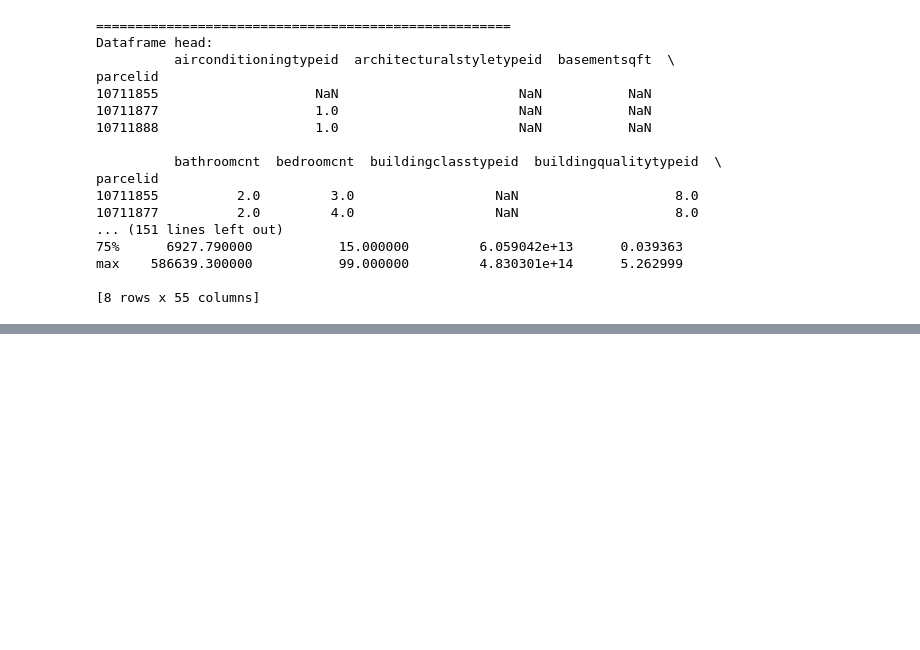
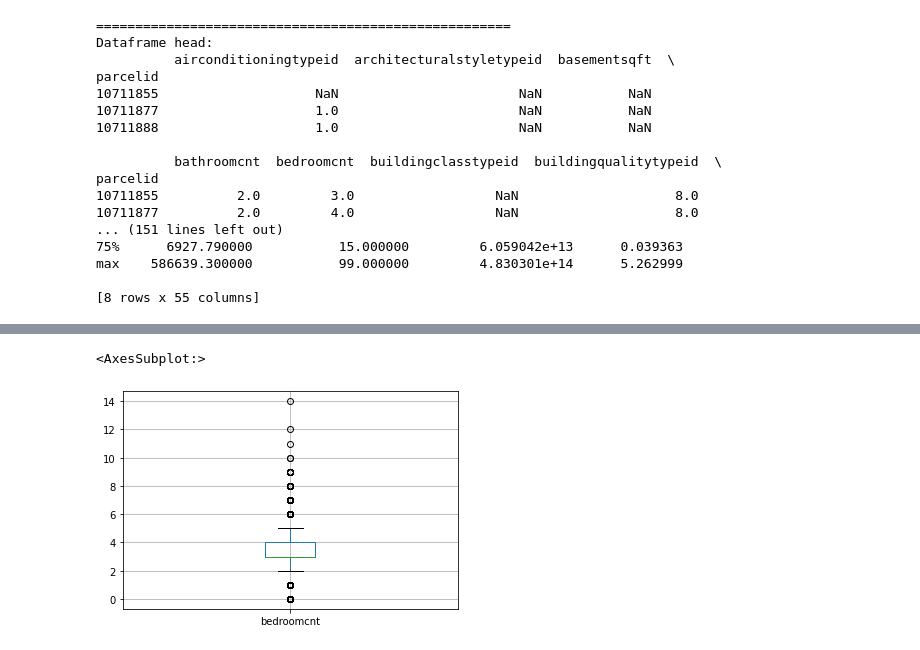
Before and after one commit to ForrestMccrosky/clustering-exercises, a Jupyter notebook: wrangle_zillow.ipynb, the cells around one changed output, grey strips where cells are left out. Drawn from its saved outputs; the diff is of its cells as text; code cells hidden in the pictures; blank space fills up the shorter version.

```diff
--- a/wrangle_zillow.ipynb
+++ b/wrangle_zillow.ipynb
@@ -229,0 +331,5 @@ There are 44 columns that have missing values.
+# %%
+zillow_df.boxplot(column = 'bedroomcnt')
+# %% [output]
+<AxesSubplot:>
+[figure, added]
```
Also changed, not shown: parts of 34 cells of this notebook, 1 other file.
